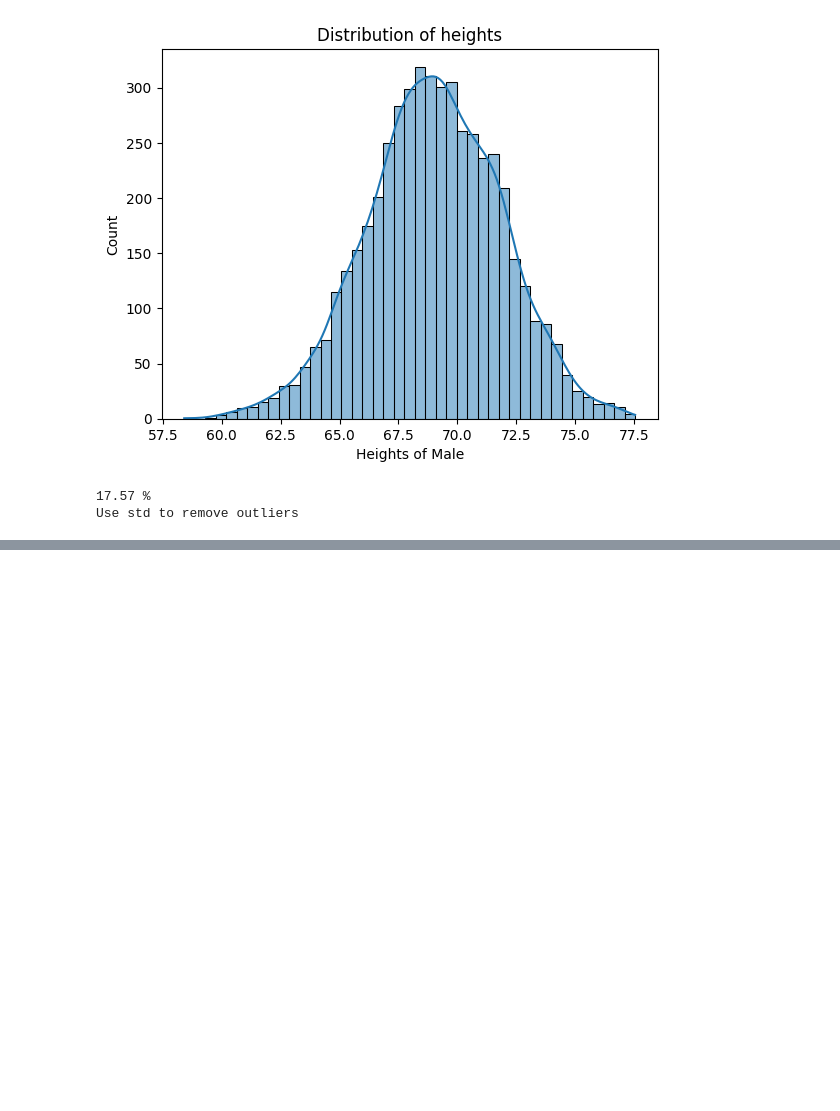
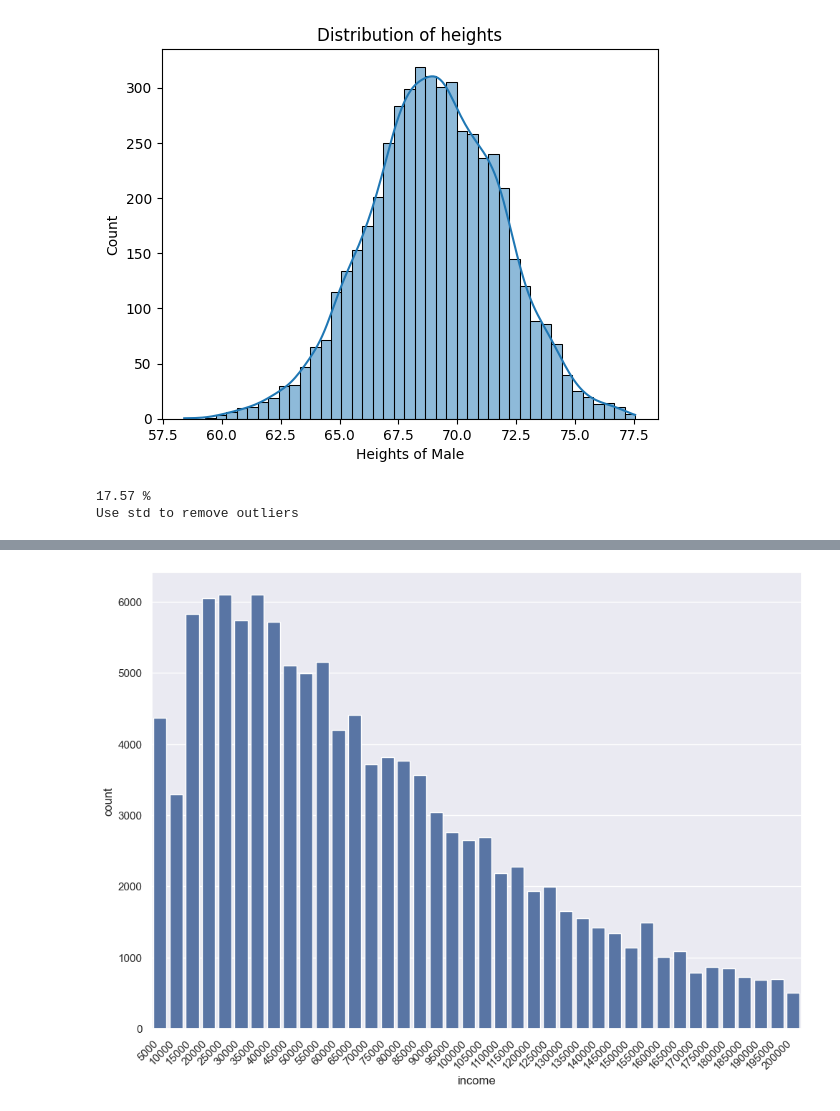
Before and after one commit to Ayomide906/test, a Jupyter notebook: Data_analysis_pandas/maths_stats.ipynb, the cells around one changed output, grey strips where cells are left out. Drawn from its saved outputs; the diff is of its cells as text; code cells hidden in the pictures; blank space fills up the shorter version.

```diff
--- a/Data_analysis_pandas/maths_stats.ipynb
+++ b/Data_analysis_pandas/maths_stats.ipynb
@@ -181,0 +213,6 @@ Use std to remove outliers
+# %%
+df_income=pd.read_csv("datasets/income.csv",
+                     index_col=None,
+                     names=["income","count"],
+                     skiprows=1)
+df_income.head()
@@ -181,0 +226,8 @@ Use std to remove outliers
+# %%
+sns.set(rc={"figure.figsize":(11.7,8.27)})
+g=sns.barplot(x="income",y="count",data=df_income)
+g.set_xticklabels(g.get_xticklabels(),rotation=45,
+                  horizontalalignment="right")
+plt.show()
+# %% [output]
+[figure, added]
```
Also changed, not shown: parts of 6 cells of this notebook, 1 other file.
